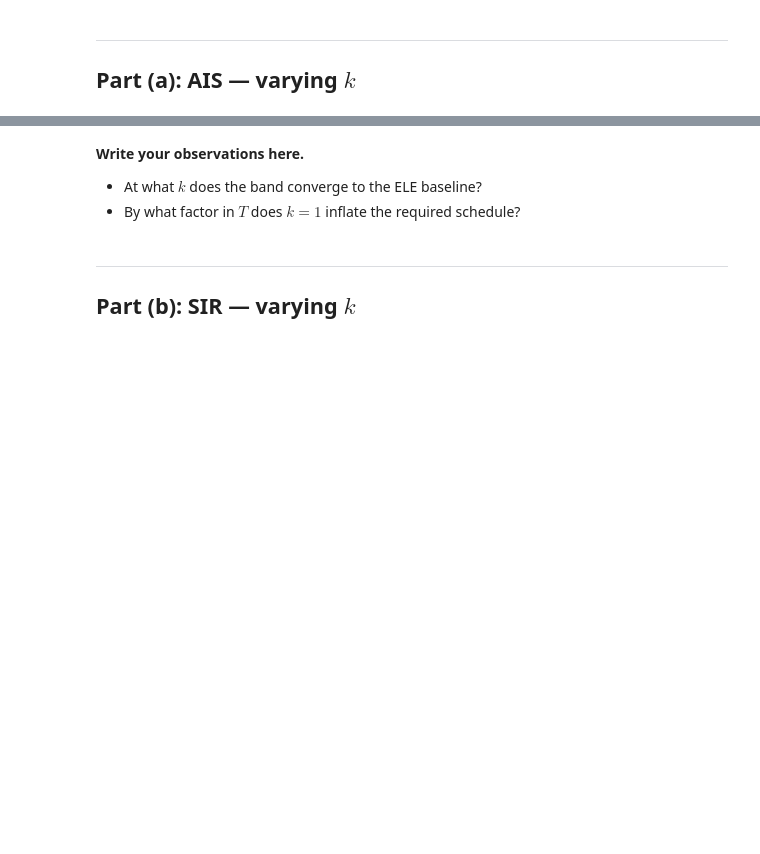
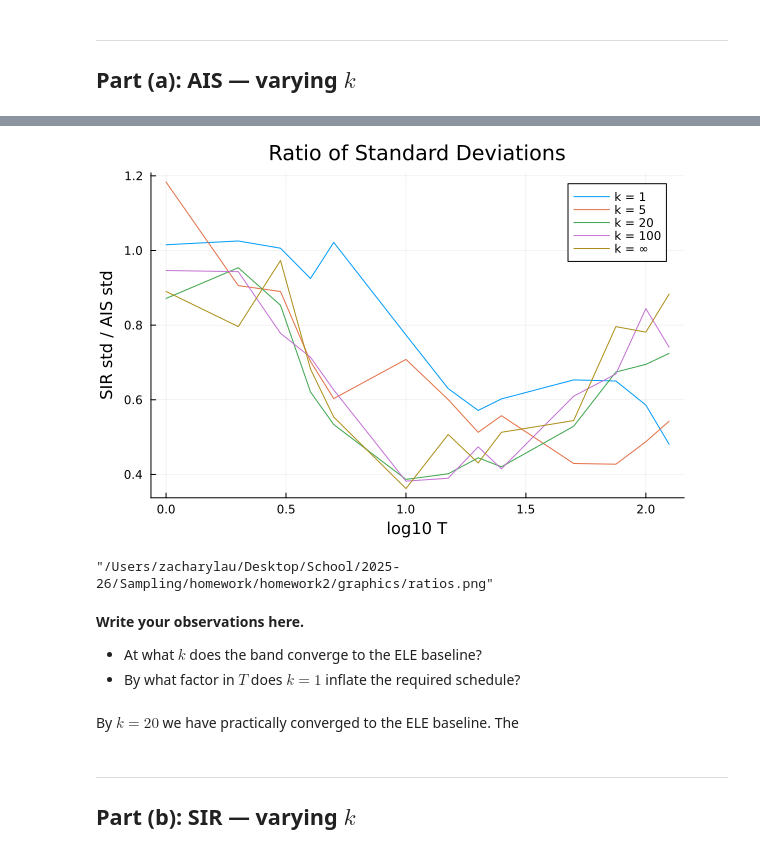
Before and after one commit to zach-lau/STAT547E-Homework, a Jupyter notebook: homework2/assignment2_template.ipynb, the cells around one changed output, grey strips where cells are left out. Cells and saved outputs as stored; diff of their text form; code cells hidden in the pictures; blank space fills up the shorter version.

```diff
--- a/homework2/assignment2_template.ipynb
+++ b/homework2/assignment2_template.ipynb
@@ -204,8 +190,21 @@ const M_REP = 20   # 20 replicates — enough to see the band shape
+# %%
+ratios = [a ./ b for (a,b) in zip(sir_std, ais_std)]
+p = plot(log10.(T_grid), ratios, label = permutedims(labels),
+    title="Ratio of Standard Deviations",
+    xlabel="log10 T",
+    ylabel="SIR std / AIS std")
+display(p)
+savefig("./graphics/ratios.png")
+# %% [output]
+[figure, added]
+"/Users/zacharylau/Desktop/School/2025-26/Sampling/homework/homework2/graphics/ratios.png"
 # %% [markdown]
 **Write your observations here.**
 
 - At what $k$ does the band converge to the ELE baseline?
 - By what factor in $T$ does $k=1$ inflate the required schedule?
+# %% [markdown]
+By $k=20$ we have practically converged to the ELE baseline. The
 # %% [markdown]
 ---
 ## Part (b): SIR — varying $k$
```
Also changed, not shown: parts of 12 cells of this notebook, 1 other file.
